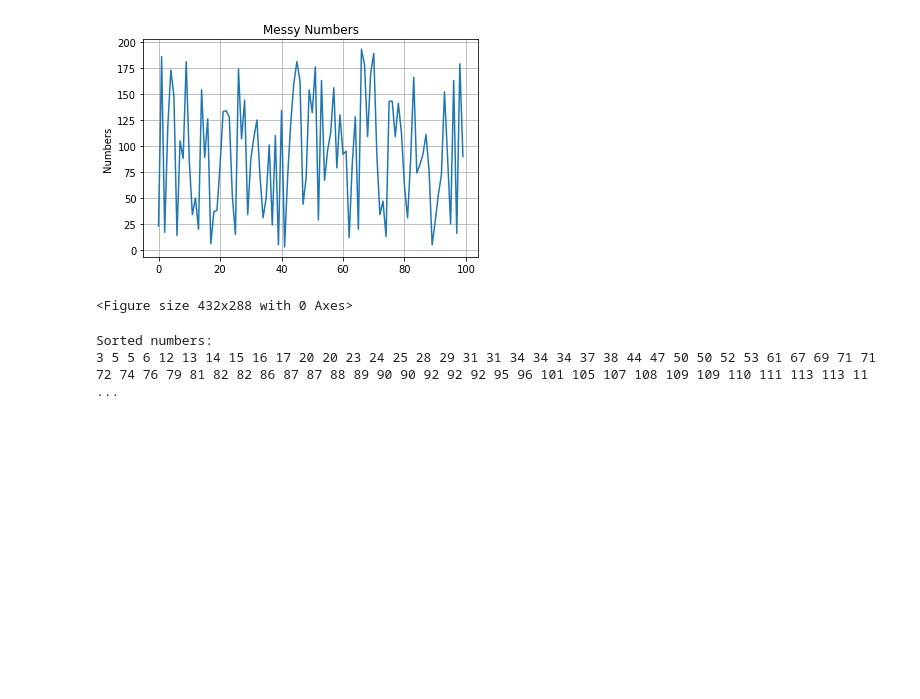
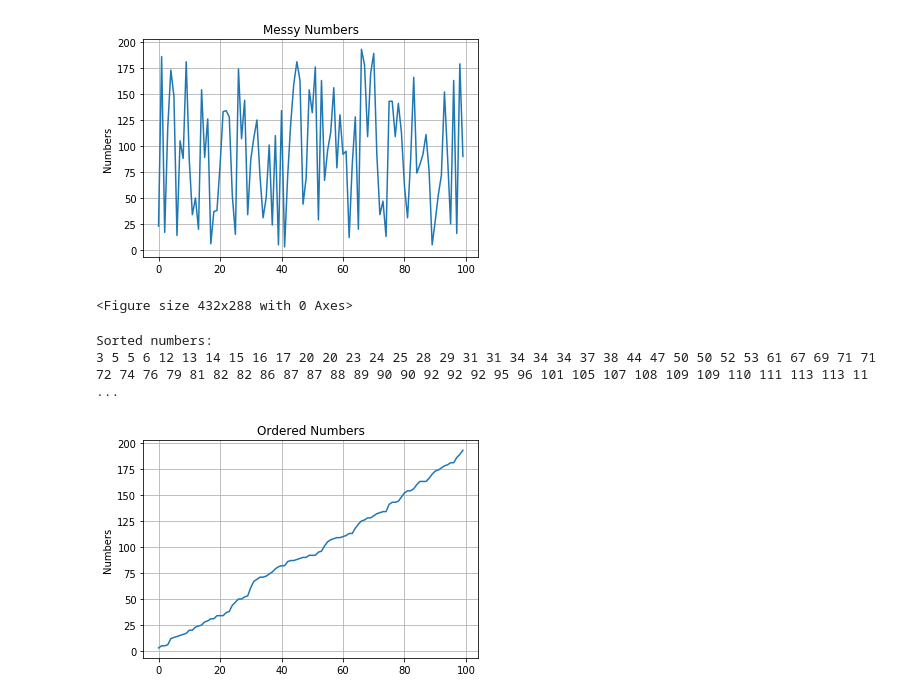
Before and after one commit to vitornascimentto/PAA, a Jupyter notebook: Jupyter/Gnome.ipynb, the cells around one changed output. Drawn from its saved outputs; the diff is of its cells as text; code cells hidden in the pictures; blank space fills up the shorter version.

```diff
--- a/Jupyter/Gnome.ipynb
+++ b/Jupyter/Gnome.ipynb
@@ -51,3 +51,12 @@ show(nums)
 # %% [output]
 Sorted numbers:
 3 5 5 6 12 13 14 15 16 17 20 20 23 24 25 28 29 31 31 34 34 34 37 38 44 47 50 50 52 53 61 67 69 71 71 72 74 76 79 81 82 82 86 87 87 88 89 90 90 92 92 92 95 96 101 105 107 108 109 109 110 111 113 113 11 ...
+# %%
+# Graphic
+plt.title('Ordered Numbers')
+plt.grid(True)
+plt.ylabel('Numbers')
+plt.plot(nums)
+plt.show()
+# %% [output]
+[figure, added]
```
